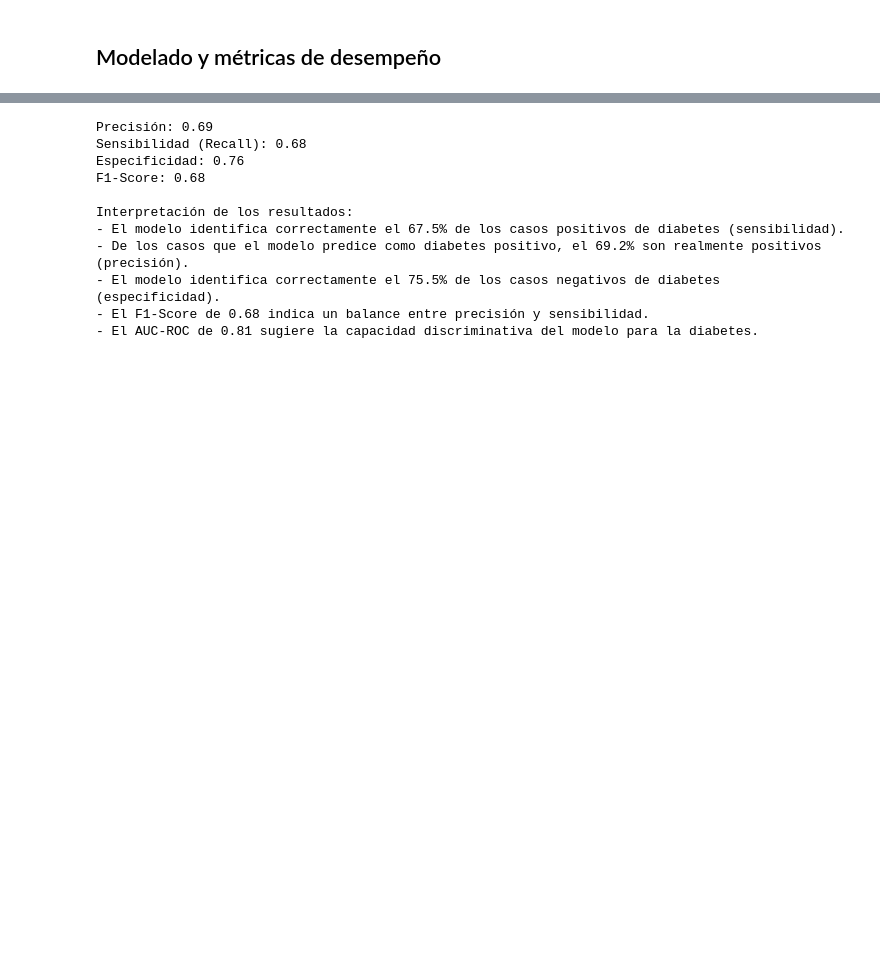
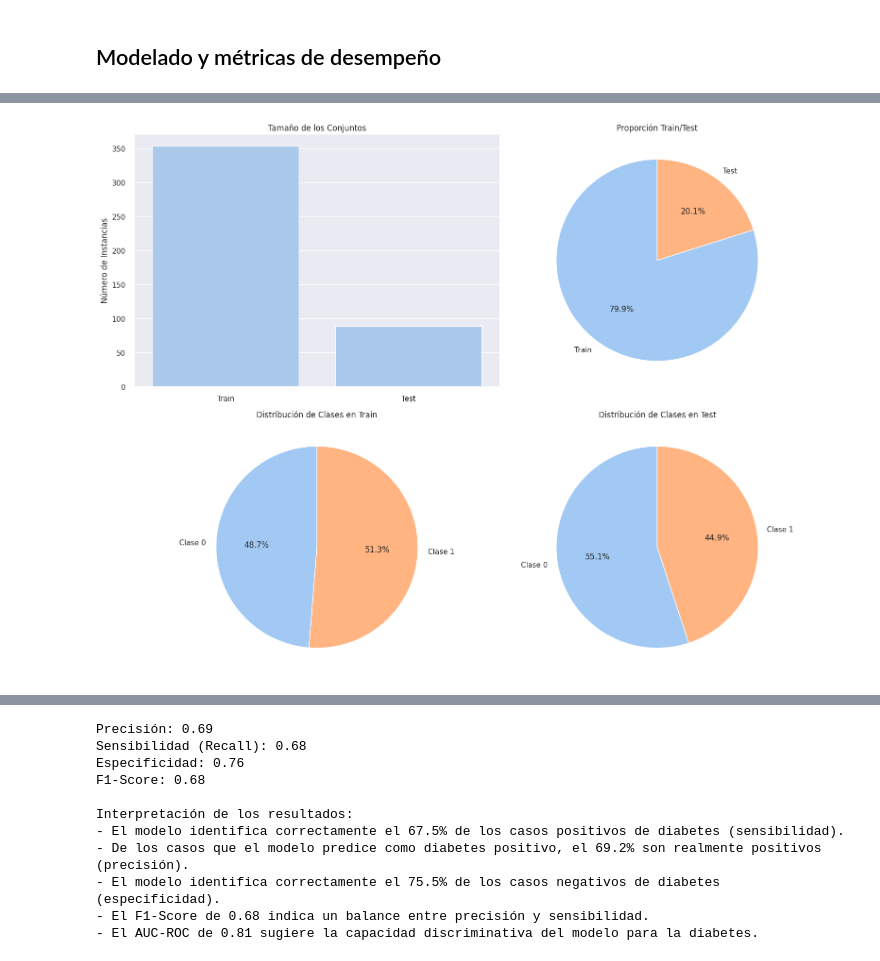
Before and after one commit to txusser/Master_IA_Sanidad, a Jupyter notebook: 2_3_4_Modelado_y_evaluación_de_resultados.ipynb, the cells around one changed output, grey strips where cells are left out. Cells and saved outputs as stored; diff of their text form; code cells hidden in the pictures; blank space fills up the shorter version.

```diff
--- a/2_3_4_Modelado_y_evaluación_de_resultados.ipynb
+++ b/2_3_4_Modelado_y_evaluación_de_resultados.ipynb
@@ -29,3 +33,78 @@ y_binary = (y > np.median(y)).astype(int)
 feature_names = diabetes.feature_names
 data = pd.DataFrame(X, columns=feature_names)
 data['diabetes'] = y_binary
+# %%
+# Dividir los datos en conjuntos de entrenamiento y prueba
+X_train, X_test, y_train, y_test = train_test_split(X, y_binary, test_size=0.2, random_state=42)
+
+
+# Escalar las características
+scaler = StandardScaler()
+X_train_scaled = scaler.fit_transform(X_train)
+X_test_scaled = scaler.transform(X_test)
+
+def visualize_train_test_split(X_train, X_test, y_train, y_test):
+    """
+    Visualiza la distribución de los conjuntos de entrenamiento y prueba,
+    incluyendo el tamaño de los conjuntos y la distribución de clases.
+
+    Args:
+    X_train, X_test, y_train, y_test: Conjuntos de datos divididos
+    """
+    plt.figure(figsize=(16, 12))
+
+    # Información textual
+    print("Forma de los conjuntos de datos:")
+    print(f" - X_train: {X_train.shape}")
+    print(f" - X_test: {X_test.shape}")
+    print(f" - y_train: {y_train.shape}")
+    print(f" - y_test: {y_test.shape}")
+
+    # Tamaño de los conjuntos
+    sizes = {
+        'Train': X_train.shape[0],
+        'Test': X_test.shape[0]
+    }
+
+    # Distribución de clases
+    train_class_dist = np.bincount(y_train)
+    test_class_dist = np.bincount(y_test)
+
+    # Gráfico de barras para el tamaño de los conjuntos
+    plt.subplot(2, 2, 1)
+    sns.barplot(x=list(sizes.keys()), y=list(sizes.values()))
+    plt.title('Tamaño de los Conjuntos')
+    plt.ylabel('Número de Instancias')
+
+    # Gráfico circular para la proporción Train/Test
+    plt.subplot(2, 2, 2)
+    plt.pie(sizes.values(), labels=sizes.keys(), autopct='%1.1f%%', startangle=90)
+    plt.title('Proporción Train/Test')
+
+    # Gráfico de pastel para la distribución de clases en Train
+    plt.subplot(2, 2, 3)
+    plt.pie(train_class_dist, labels=[f'Clase {i}' for i in range(len(train_class_dist))],
+            autopct='%1.1f%%', startangle=90)
+    plt.title('Distribución de Clases en Train')
+
+    # Gráfico de pastel para la distribución de clases en Test
+    plt.subplot(2, 2, 4)
+    plt.pie(test_class_dist, labels=[f'Clase {i}' for i in range(len(test_class_dist))],
+            autopct='%1.1f%%', startangle=90)
+    plt.title('Distribución de Clases en Test')
+
+    plt.tight_layout()
+    plt.show()
+
+    # Información adicional
+    print("\nEstadísticas:")
+    print(f"Ratio Train/Test: {sizes['Train'] / (sizes['Train'] + sizes['Test']):.2f}")
+    print("\nDistribución de Clases:")
+    for i in range(len(train_class_dist)):
+        print(f"Clase {i}:")
+        print(f" - Train: {train_class_dist[i]} ({train_class_dist[i]/sum(train_class_dist)*100:.1f}%)")
+        print(f" - Test: {test_class_dist[i]} ({test_class_dist[i]/sum(test_class_dist)*100:.1f}%)")
+
+
+visualize_train_test_split(X_train, X_test, y_train, y_test)
+# %% [output]
@@ -31,0 +116 @@ data['diabetes'] = y_binary
+[figure, added]
```
Also changed, not shown: parts of 7 cells of this notebook.
